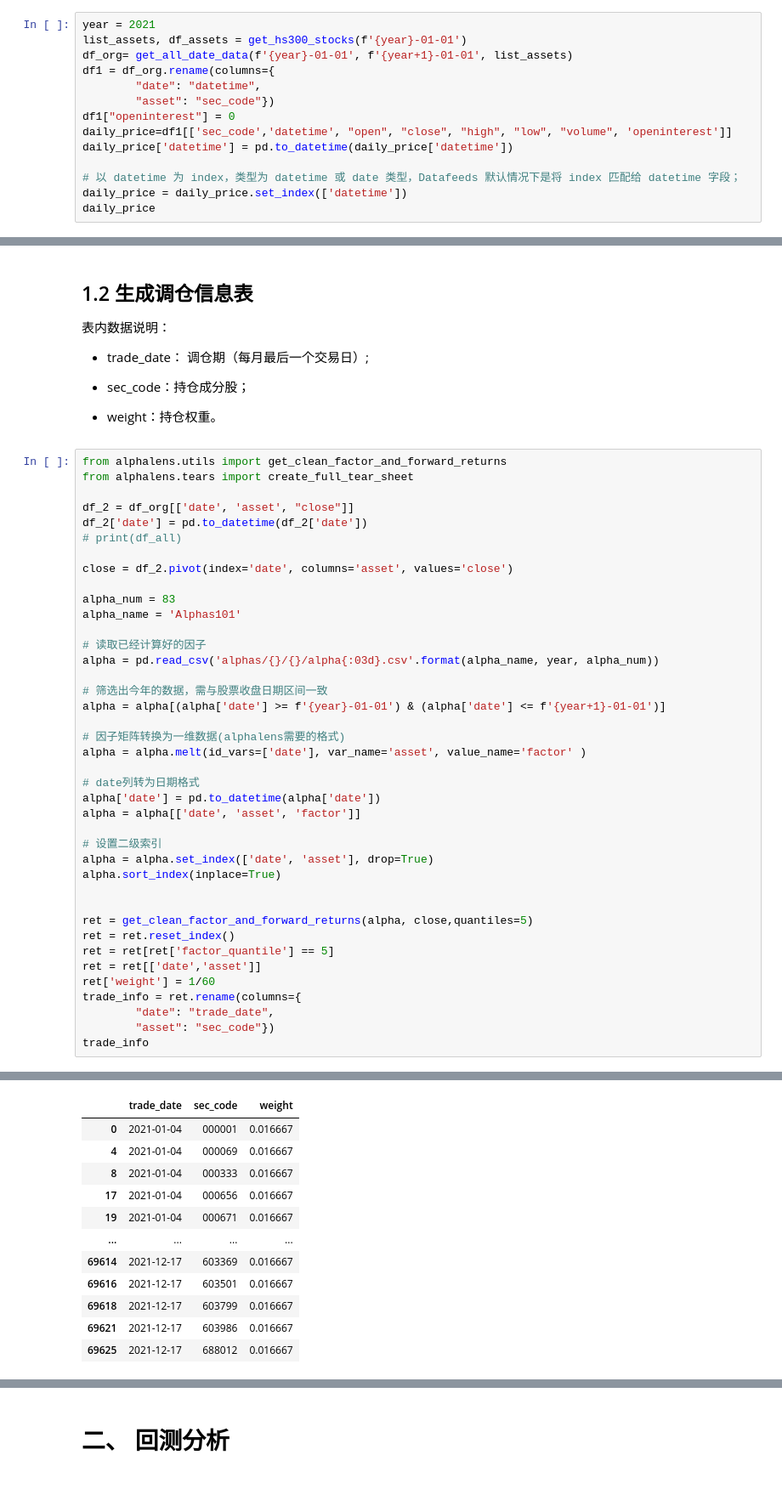
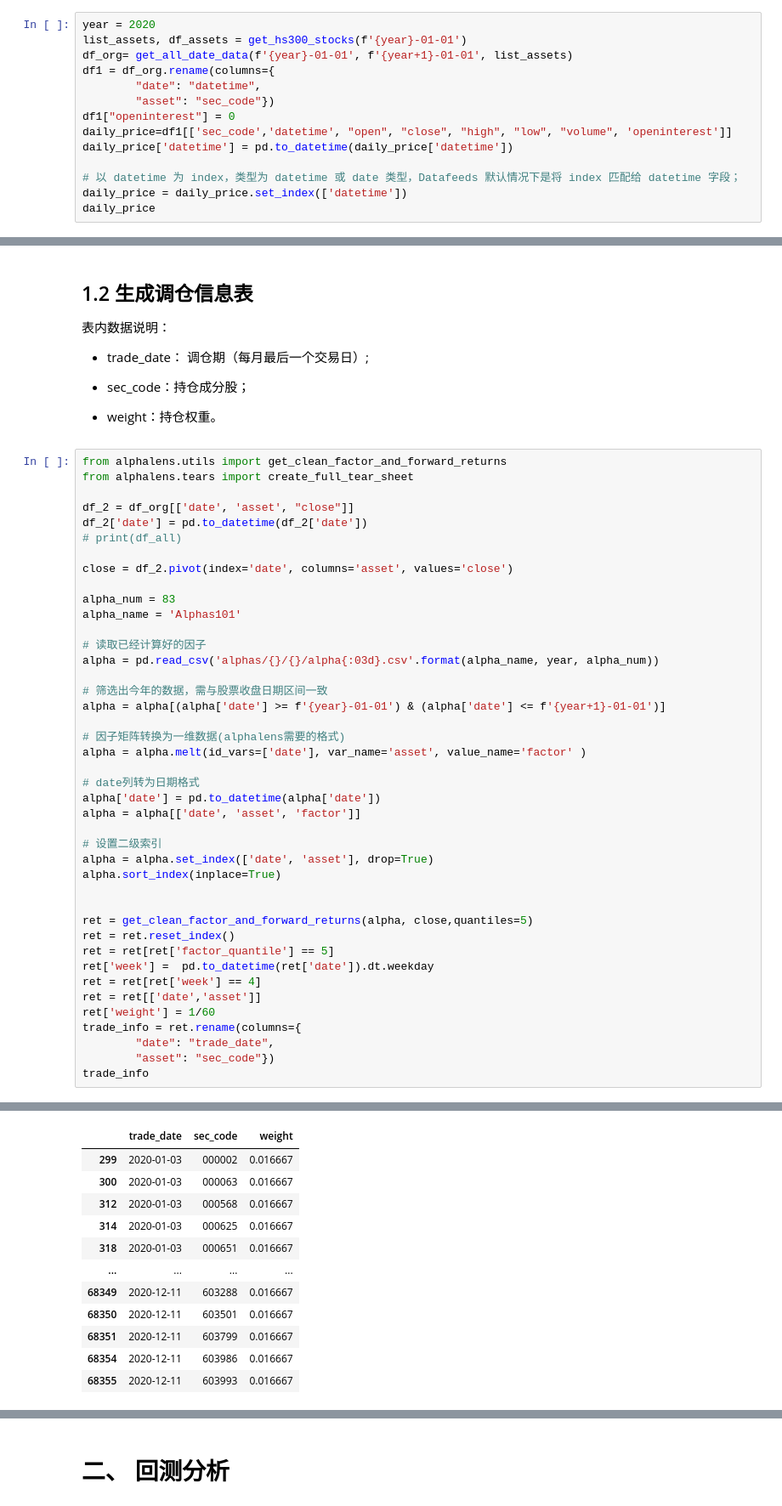
Before and after one commit to popbo/alphas, a Jupyter notebook: 2.backtrader.ipynb, the cells around one changed output, grey strips where cells are left out. Shown at 85% size. Drawn from its saved outputs; the diff is of its cells as text.

```diff
--- a/2.backtrader.ipynb
+++ b/2.backtrader.ipynb
@@ -12,7 +12,7 @@ from datas import *
 
 表内字段就是 Backtrader 默认情况下要求输入的 7 个字段： 'datetime' 、'open'、'high'、'low'、'close'、'volume'、'openinterest'，外加一个 'sec_code' 股票代码字段。
 # %%
-year = 2021
+year = 2020
 list_assets, df_assets = get_hs300_stocks(f'{year}-01-01')
 df_org= get_all_date_data(f'{year}-01-01', f'{year+1}-01-01', list_assets)
 df1 = df_org.rename(columns={
@@ -96,6 +96,8 @@ alpha.sort_index(inplace=True)
 ret = get_clean_factor_and_forward_returns(alpha, close,quantiles=5)
 ret = ret.reset_index()
 ret = ret[ret['factor_quantile'] == 5]
+ret['week'] =  pd.to_datetime(ret['date']).dt.weekday
+ret = ret[ret['week'] == 4]
 ret = ret[['date','asset']]
 ret['weight'] = 1/60
 trade_info = ret.rename(columns={
@@ -112,13 +114,13 @@ Dropped 4.5% entries from factor data: 4.5% in forward returns computation and 0
 max_loss is 35.0%, not exceeded: OK!
 |  | trade_date | sec_code | weight |
-| 0 | 2021-01-04 | 000001 | 0.016667 |
-| 4 | 2021-01-04 | 000069 | 0.016667 |
-| 8 | 2021-01-04 | 000333 | 0.016667 |
-| 17 | 2021-01-04 | 000656 | 0.016667 |
-| 19 | 2021-01-04 | 000671 | 0.016667 |
+| 299 | 2020-01-03 | 000002 | 0.016667 |
+| 300 | 2020-01-03 | 000063 | 0.016667 |
+| 312 | 2020-01-03 | 000568 | 0.016667 |
+| 314 | 2020-01-03 | 000625 | 0.016667 |
+| 318 | 2020-01-03 | 000651 | 0.016667 |
 | ... | ... | ... | ... |
-| 69614 | 2021-12-17 | 603369 | 0.016667 |
-| 69616 | 2021-12-17 | 603501 | 0.016667 |
-| 69618 | 2021-12-17 | 603799 | 0.016667 |
-| 69621 | 2021-12-17 | 603986 | 0.016667 |
-| 69625 | 2021-12-17 | 688012 | 0.016667 |
+| 68349 | 2020-12-11 | 603288 | 0.016667 |
+| 68350 | 2020-12-11 | 603501 | 0.016667 |
+| 68351 | 2020-12-11 | 603799 | 0.016667 |
+| 68354 | 2020-12-11 | 603986 | 0.016667 |
+| 68355 | 2020-12-11 | 603993 | 0.016667 |
```
Also changed, not shown: parts of 5 cells of this notebook, 10 other files.
